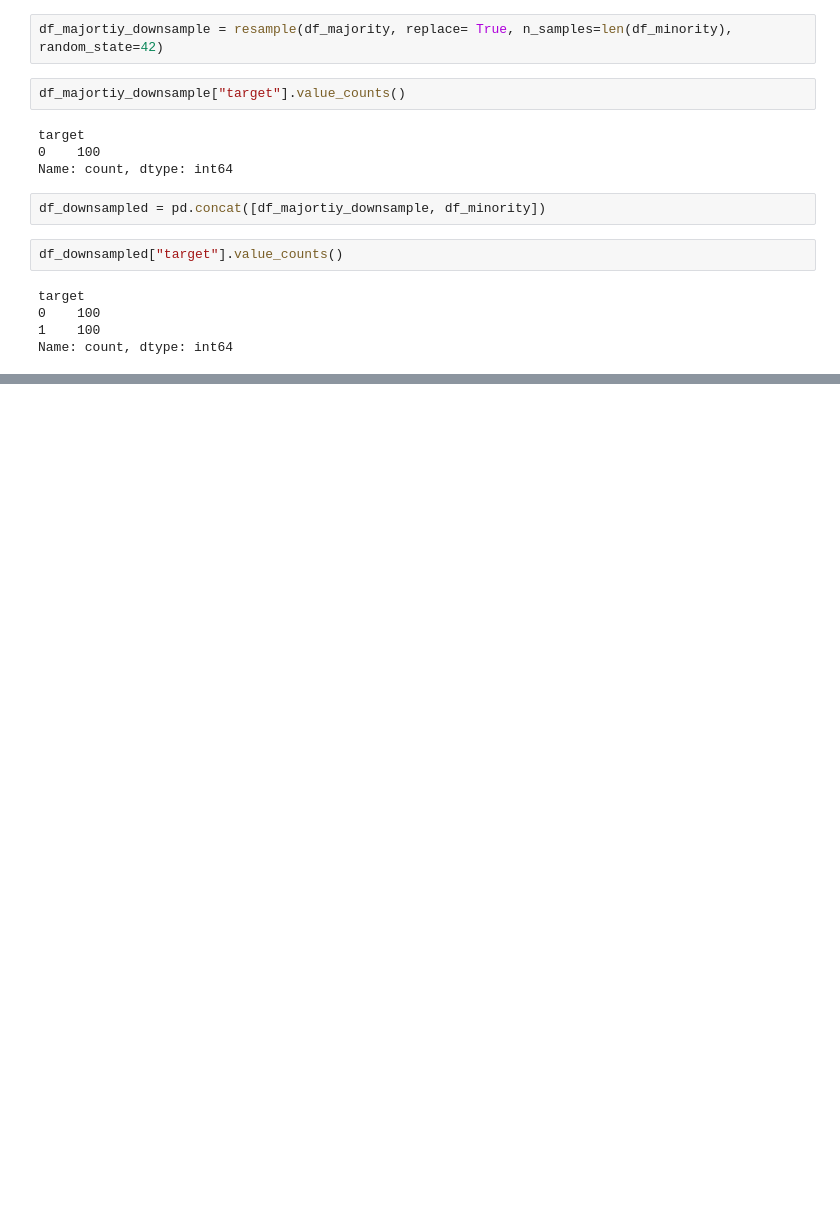
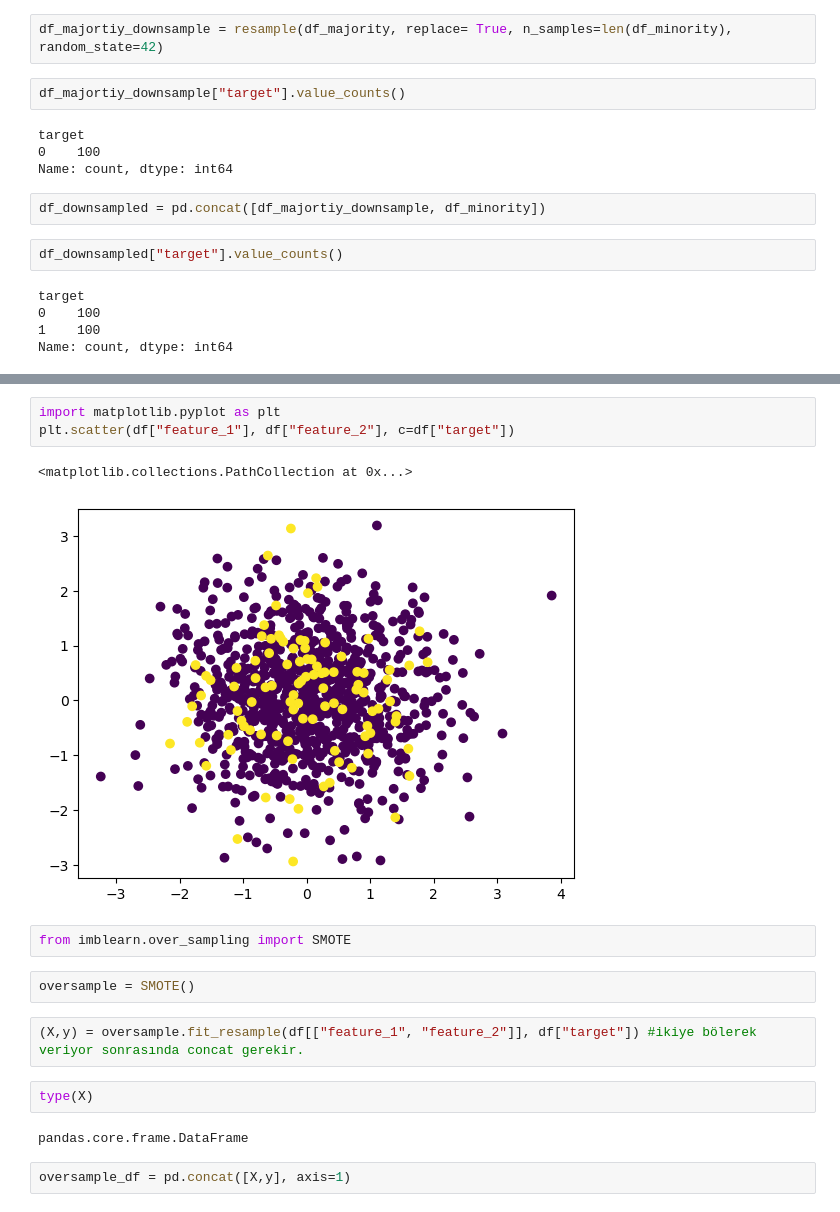
Before and after one commit to fatihsavaskurt/Python-Handbook, a Jupyter notebook: balancing_data.ipynb, the cells around one changed output, grey strips where cells are left out. Drawn from its saved outputs; the diff is of its cells as text; blank space fills up the shorter version.

```diff
--- a/balancing_data.ipynb
+++ b/balancing_data.ipynb
@@ -129,0 +139,18 @@ Name: count, dtype: int64
+# %%
+import matplotlib.pyplot as plt
+plt.scatter(df["feature_1"], df["feature_2"], c=df["target"])
+# %% [output]
+<matplotlib.collections.PathCollection at 0x...>
+[figure, added]
+# %%
+from imblearn.over_sampling import SMOTE
+# %%
+oversample = SMOTE()
+# %%
+(X,y) = oversample.fit_resample(df[["feature_1", "feature_2"]], df["target"]) #ikiye bölerek veriyor sonrasında concat gerekir.
+# %%
+type(X)
+# %% [output]
+pandas.core.frame.DataFrame
+# %%
+oversample_df = pd.concat([X,y], axis=1)
```
Also changed, not shown: parts of 5 cells of this notebook, 2 other files.
